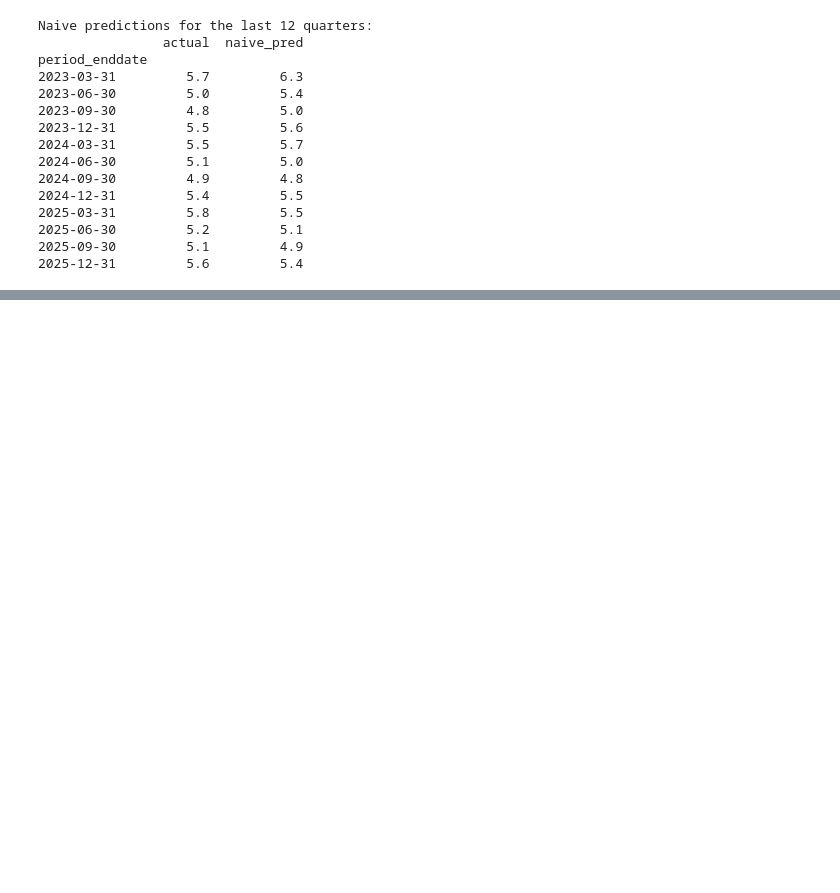
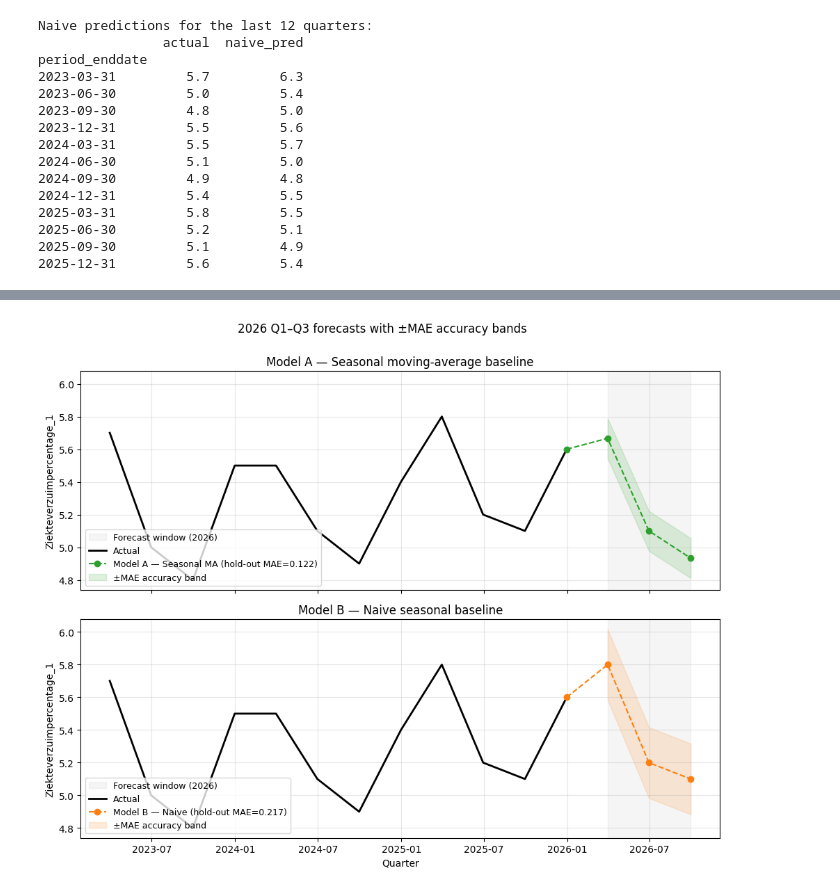
Before and after one commit to ysuurme/eaisi-uwv, a Jupyter notebook: notebooks/ml_experimentation/06a_nb_ML_baseline_vs_naive_DESN.ipynb, the cells around one changed output, grey strips where cells are left out. Cells and saved outputs as stored; diff of their text form; code cells hidden in the pictures; blank space fills up the shorter version.

```diff
--- a/notebooks/ml_experimentation/06a_nb_ML_baseline_vs_naive_DESN.ipynb
+++ b/notebooks/ml_experimentation/06a_nb_ML_baseline_vs_naive_DESN.ipynb
@@ -279,0 +317,56 @@ plt.show()
+# %%
+# ── 2026 forecast plots with ±MAE accuracy bands (one per model) ──
+# Bands are sized by each model's hold-out MAE (its observed "average absolute
+# miss" on 2023–2025) — a concrete, model-specific indicator of how far the
+# 2026 forecast point could plausibly be from the eventual actual.
+# Both panels share the y-axis so band widths can be compared visually.
+LOOKBACK_PLOT = 12  # quarters of recent actuals shown for context
+
+mae_sma   = float(np.mean(np.abs(y_pred_sma.values   - y_test.values)))
+mae_naive = float(np.mean(np.abs(y_pred_naive.values - y_test.values)))
+
+hist_plot = y_full.iloc[-LOOKBACK_PLOT:]
+
+# Bridge from the last actual to the first forecast so the lines aren't disjoint
+bridge_x = pd.DatetimeIndex([hist_plot.index[-1], *forecast_dates])
+sma_y    = np.concatenate([[hist_plot.iloc[-1]], sma_forecast.values])
+naive_y  = np.concatenate([[hist_plot.iloc[-1]], naive_forecast.values])
+
+fig, (ax_a, ax_b) = plt.subplots(2, 1, figsize=(10, 8), sharex=True, sharey=True)
+
+# ── Top: Actuals vs Model A ──
+ax_a.axvspan(forecast_dates[0], forecast_dates[-1], color="gray", alpha=0.08, label="Forecast window (2026)")
+ax_a.plot(hist_plot.index, hist_plot.values, color="black", linewidth=2, label="Actual")
+ax_a.plot(bridge_x, sma_y, color="tab:green", linestyle="--", marker="o",
+          label=f"Model A — Seasonal MA (hold-out MAE={mae_sma:.3f})")
+ax_a.fill_between(forecast_dates,
+                  sma_forecast.values - mae_sma,
+                  sma_forecast.values + mae_sma,
+                  color="tab:green", alpha=0.15, label="±MAE accuracy band")
+ax_a.set_title("Model A — Seasonal moving-average baseline")
+ax_a.set_ylabel(ML_TARGET_COLUMN)
+ax_a.yaxis.set_major_formatter(mticker.FormatStrFormatter("%.1f"))
+ax_a.legend(loc="lower left", fontsize=9)
+ax_a.grid(True, alpha=0.3)
+
+# ── Bottom: Actuals vs Model B ──
+ax_b.axvspan(forecast_dates[0], forecast_dates[-1], color="gray", alpha=0.08, label="Forecast window (2026)")
+ax_b.plot(hist_plot.index, hist_plot.values, color="black", linewidth=2, label="Actual")
+ax_b.plot(bridge_x, naive_y, color="tab:orange", linestyle="--", marker="o",
+          label=f"Model B — Naive (hold-out MAE={mae_naive:.3f})")
+ax_b.fill_between(forecast_dates,
+                  naive_forecast.values - mae_naive,
+                  naive_forecast.values + mae_naive,
+                  color="tab:orange", alpha=0.15, label="±MAE accuracy band")
+ax_b.set_title("Model B — Naive seasonal baseline")
+ax_b.set_ylabel(ML_TARGET_COLUMN)
+ax_b.set_xlabel("Quarter")
+ax_b.yaxis.set_major_formatter(mticker.FormatStrFormatter("%.1f"))
+ax_b.legend(loc="lower left", fontsize=9)
+ax_b.grid(True, alpha=0.3)
+
+fig.suptitle("2026 Q1–Q3 forecasts with ±MAE accuracy bands", y=1.00, fontsize=12)
+plt.tight_layout()
+plt.show()
+# %% [output]
+[figure, added]
```
Also changed, not shown: parts of 24 cells of this notebook.
